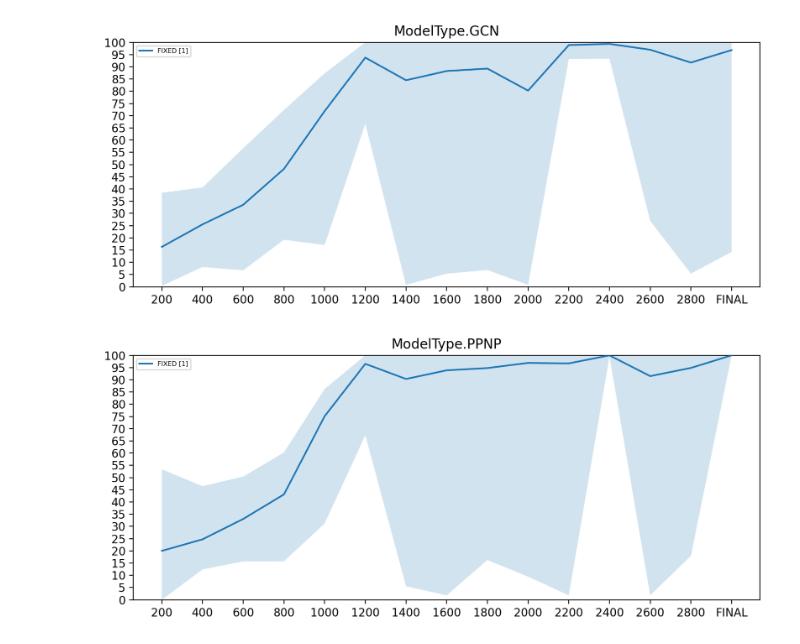
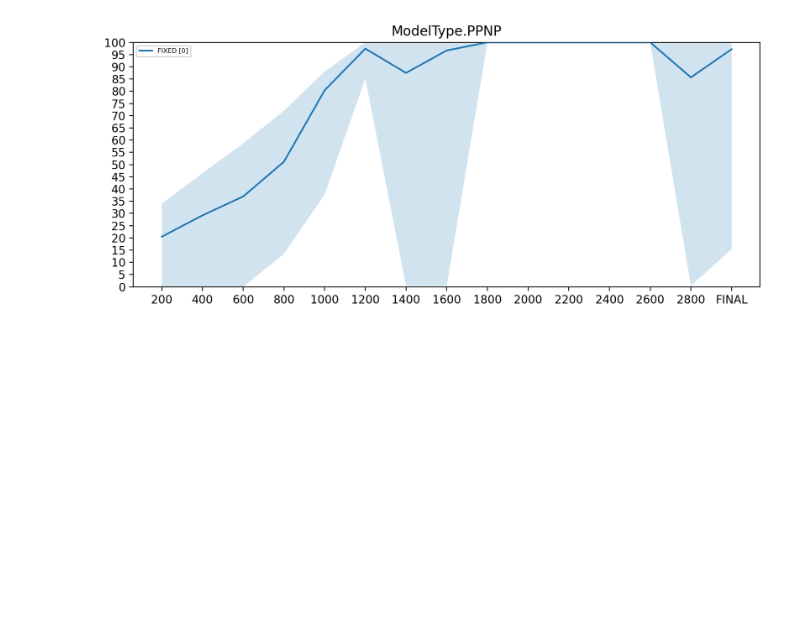
Before and after one commit to antoniooroz/guided-research, a Jupyter notebook: visualizations/active_learning_sbmal.ipynb, the cells around one changed output. Cells and saved outputs as stored; diff of their text form; code cells hidden in the pictures; blank space fills up the shorter version.

```diff
--- a/visualizations/active_learning_sbmal.ipynb
+++ b/visualizations/active_learning_sbmal.ipynb
@@ -6,8 +6,8 @@ import numpy as np
 from math import floor, ceil, sqrt
 
 ############### PARAMS ##################
-tag = "active_learning_sbm_unbalanced_val0_al2.1_v0"
-only_compare = ['FIXED [1]']
+tag = "active_learning_sbm_unbalanced_val0_al2.1_v2t"
+only_compare = ['FIXED [0]']
 #########################################
 
 wandb.login()
@@ -125,32 +125,31 @@ for key, runs in runs_per_model.items():
             'max': run.summary[f"max{SUMMARY_FINAL_ACCURACY}"]*100,
             'min': run.summary[f"min{SUMMARY_FINAL_ACCURACY}"]*100,
             'timestep': 'FINAL',
             'selector': active_learning_selector
         })
 
     sortBy(datapoints)
 
     df = pd.DataFrame(dict(
         x=getColumn(datapoints, 'timestep'),
         y=getColumn(datapoints, 'accuracy'),
         err=getColumn(datapoints, 'deviation'),
         label=getColumn(datapoints, 'selector'),
         minimum=getColumn(datapoints, 'min'),
         maximum=getColumn(datapoints, 'max')))
     groups = df.groupby('label')
 
     fig, ax = plt.subplots(figsize=(10, 4), dpi=200)
     ax.margins(0.05)
     for name, group in groups:
         ax.set_ylim([0.0, 100])
         ax.plot(group.x, group.y, '-', label=name, zorder=10)
         #ax.fill_between(group.x, group.y-group.err, group.y+group.err, label=f"_{name}", alpha=0.2, zorder=0)
         ax.fill_between(group.x, group.minimum, group.maximum, label=f"_{name}", alpha=0.2, zorder=0)
         ax.yaxis.set_ticks(np.arange(0, 105, 5))
 
     ax.legend(fontsize = 'xx-small')
     plt.title(key)
     plt.show()
 # %% [output]
-[figure, old version]
+[figure, new version]
-[figure, removed]
```
Also changed, not shown: 6 other files.
